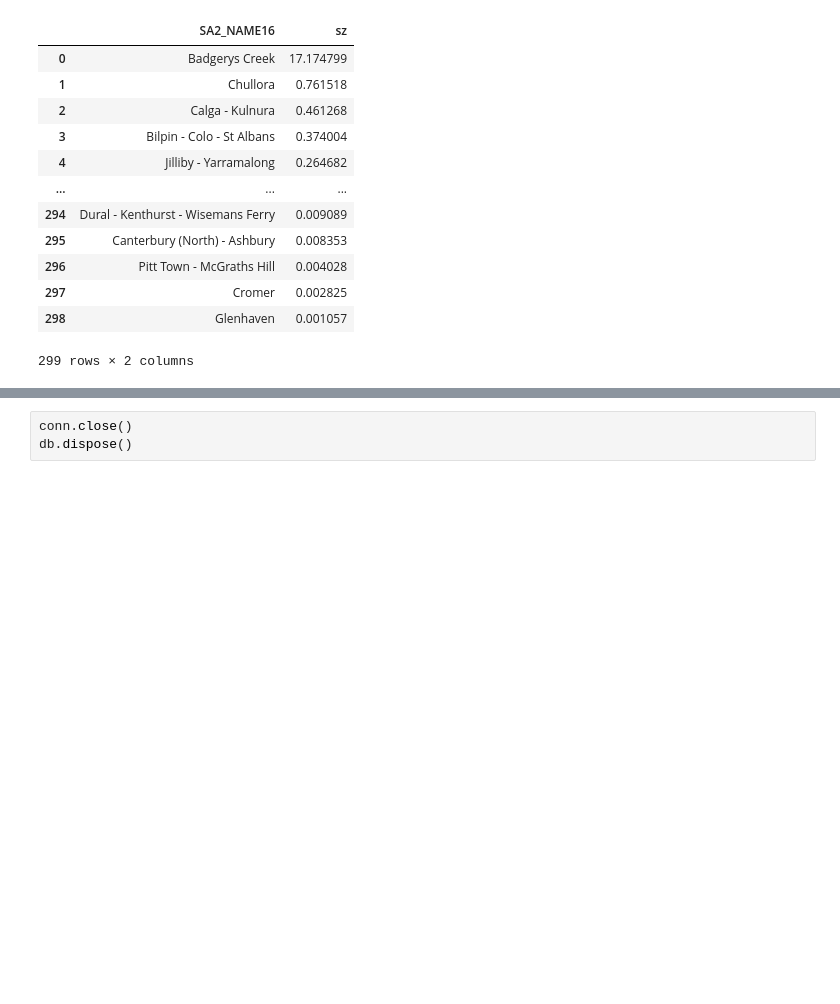
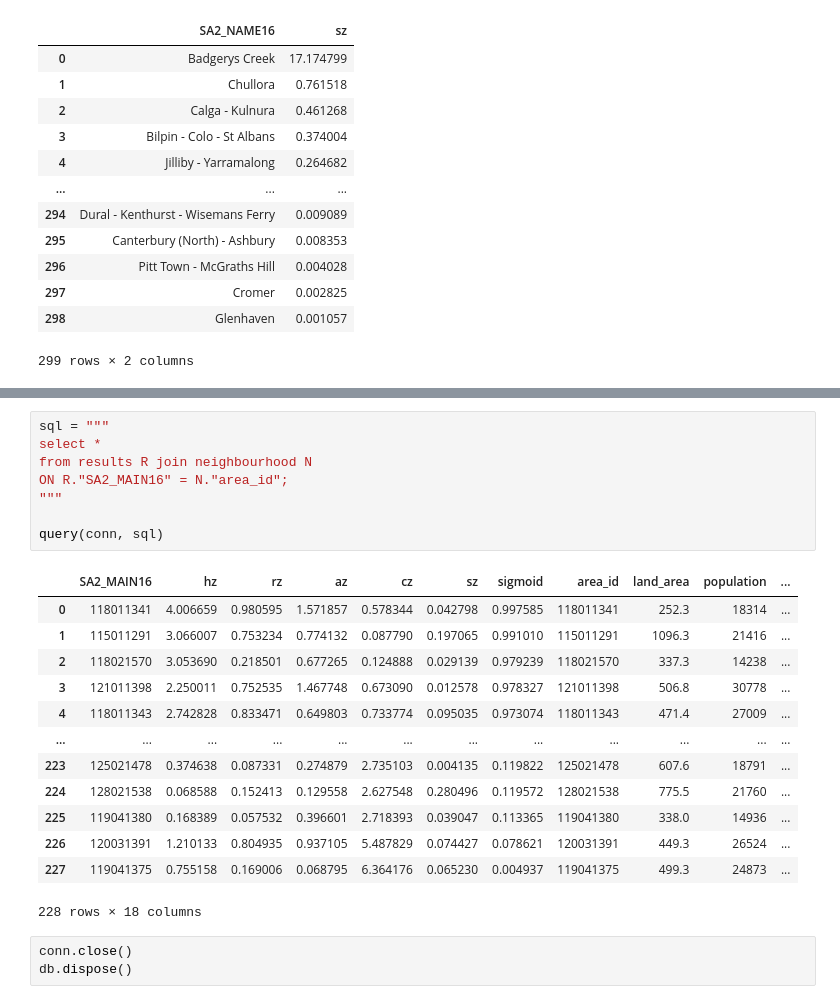
Before and after one commit to PratulSR/Sydney-Liveability-Analysis, a Jupyter notebook: Demo Notebook.ipynb, the cells around one changed output, grey strips where cells are left out. Cells and saved outputs as stored; diff of their text form; blank space fills up the shorter version.

```diff
--- a/Demo Notebook.ipynb
+++ b/Demo Notebook.ipynb
@@ -536,3 +693,25 @@ KeyboardInterrupt:
+# %%
+sql = """
+select *
+from results R join neighbourhood N
+ON R."SA2_MAIN16" = N."area_id";
+"""
+
+query(conn, sql)
+# %% [output]
+|  | SA2_MAIN16 | hz | rz | az | cz | sz | sigmoid | area_id | land_area | population | ... |
+| 0 | 118011341 | 4.006659 | 0.980595 | 1.571857 | 0.578344 | 0.042798 | 0.997585 | 118011341 | 252.3 | 18314 | ... |
+| 1 | 115011291 | 3.066007 | 0.753234 | 0.774132 | 0.087790 | 0.197065 | 0.991010 | 115011291 | 1096.3 | 21416 | ... |
+| 2 | 118021570 | 3.053690 | 0.218501 | 0.677265 | 0.124888 | 0.029139 | 0.979239 | 118021570 | 337.3 | 14238 | ... |
+| 3 | 121011398 | 2.250011 | 0.752535 | 1.467748 | 0.673090 | 0.012578 | 0.978327 | 121011398 | 506.8 | 30778 | ... |
+| 4 | 118011343 | 2.742828 | 0.833471 | 0.649803 | 0.733774 | 0.095035 | 0.973074 | 118011343 | 471.4 | 27009 | ... |
+| ... | ... | ... | ... | ... | ... | ... | ... | ... | ... | ... | ... |
+| 223 | 125021478 | 0.374638 | 0.087331 | 0.274879 | 2.735103 | 0.004135 | 0.119822 | 125021478 | 607.6 | 18791 | ... |
+| 224 | 128021538 | 0.068588 | 0.152413 | 0.129558 | 2.627548 | 0.280496 | 0.119572 | 128021538 | 775.5 | 21760 | ... |
+| 225 | 119041380 | 0.168389 | 0.057532 | 0.396601 | 2.718393 | 0.039047 | 0.113365 | 119041380 | 338.0 | 14936 | ... |
+| 226 | 120031391 | 1.210133 | 0.804935 | 0.937105 | 5.487829 | 0.074427 | 0.078621 | 120031391 | 449.3 | 26524 | ... |
+| 227 | 119041375 | 0.755158 | 0.169006 | 0.068795 | 6.364176 | 0.065230 | 0.004937 | 119041375 | 499.3 | 24873 | ... |
+228 rows × 18 columns
 # %%
 conn.close()
 db.dispose()
```
Also changed, not shown: parts of 9 cells of this notebook.
